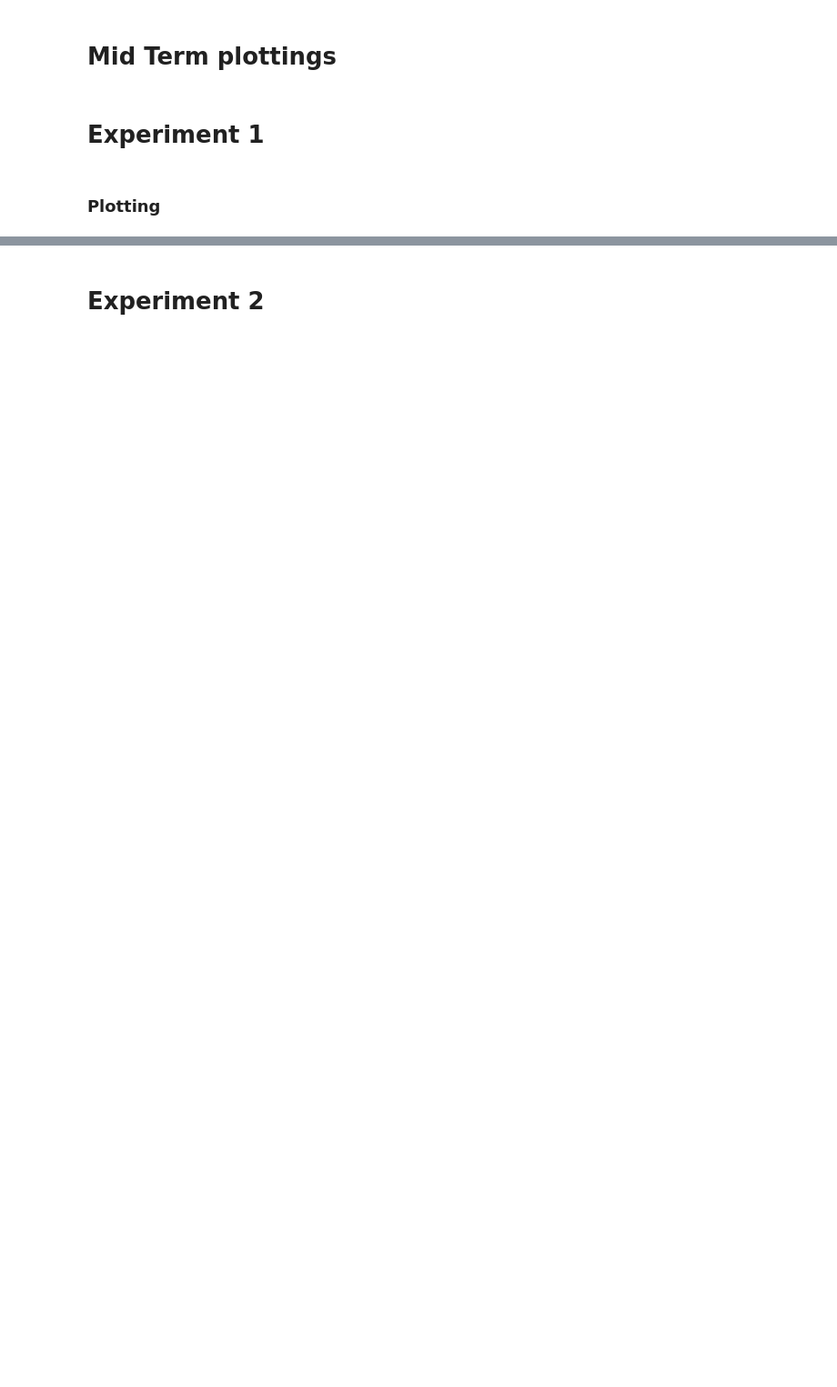
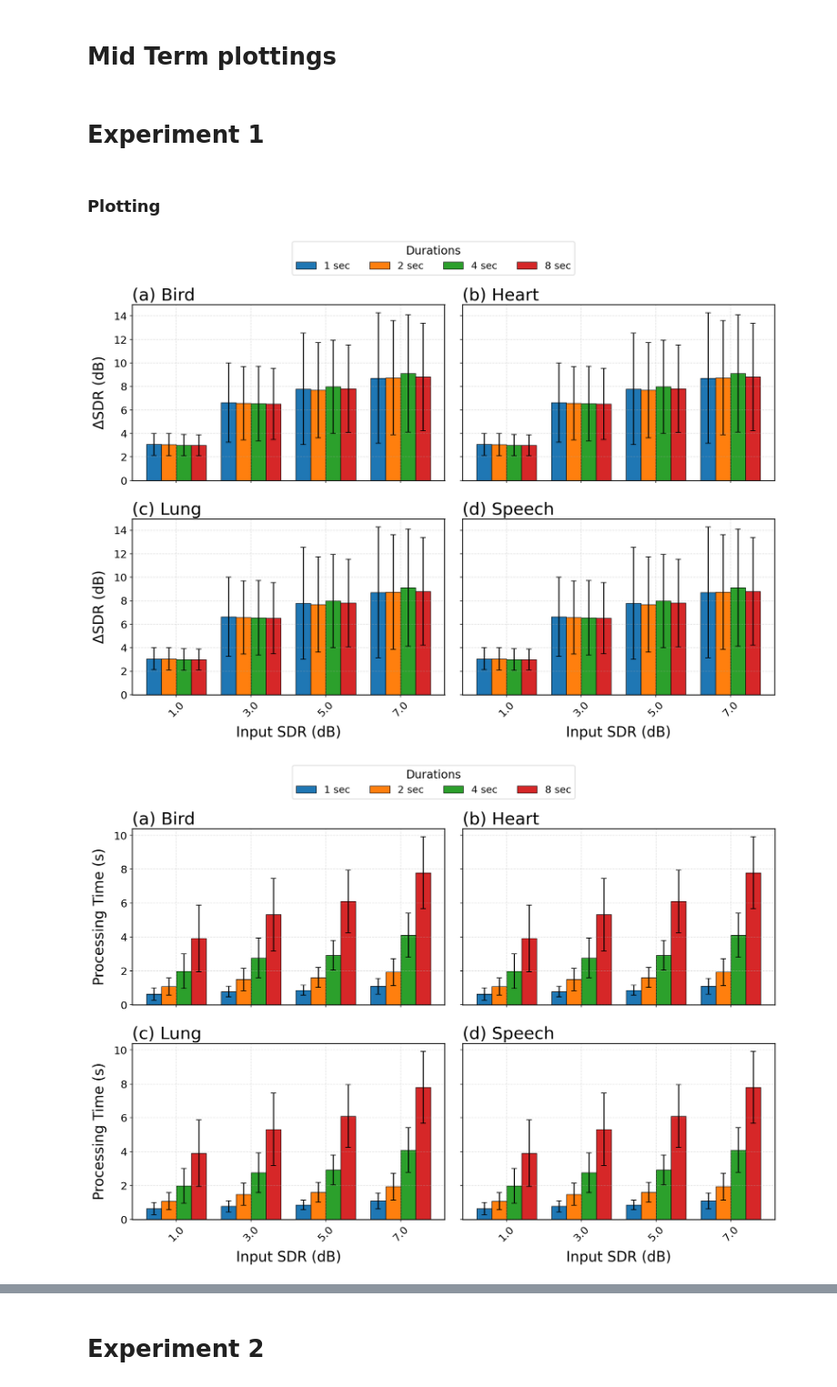
Before and after one commit to AAG1201/Audio_Declip, a Jupyter notebook: main_ml.ipynb, the cells around one changed output, grey strips where cells are left out. Shown at 91% size. Saved outputs shown, nothing was run; the diff lists cells and outputs as text; code cells hidden in the pictures; blank space fills up the shorter version.

```diff
--- a/main_ml.ipynb
+++ b/main_ml.ipynb
@@ -115,10 +111,10 @@ import numpy as np
 
 # Load all datasets into a dictionary for iteration
 file_paths = {
-    'Bird': '/data2/AAG/Audio_Declip/heart_sound/evaluation_results_baseline_model_SDR.xlsx',
-    'Heart': '/data2/AAG/Audio_Declip/heart_sound/evaluation_results_baseline_model_SDR.xlsx',
-    'Lung': '/data2/AAG/Audio_Declip/heart_sound/evaluation_results_baseline_model_SDR.xlsx',
-    'Speech': '/data2/AAG/Audio_Declip/heart_sound/evaluation_results_baseline_model_SDR.xlsx'
+    'Bird': '/data2/AAG/Audio_Declip/exp1/heart_sound/evaluation_results_baseline_model_SDR_.xlsx',
+    'Heart': '/data2/AAG/Audio_Declip/exp1/heart_sound/evaluation_results_baseline_model_SDR_.xlsx',
+    'Lung': '/data2/AAG/Audio_Declip/exp1/heart_sound/evaluation_results_baseline_model_SDR_.xlsx',
+    'Speech': '/data2/AAG/Audio_Declip/exp1/heart_sound/evaluation_results_baseline_model_SDR_.xlsx'
 }
 
 datasets = {name: pd.read_excel(path) for name, path in file_paths.items()}
@@ -168,30 +164,33 @@ def plot_metric_grid(metric, ylabel, fig_title):
                 linewidth=0.7
             )
 
         ax.set_xticks(x + 1.5 * width)
         ax.set_xticklabels(unique_sdrs, rotation=45)
         ax.set_title(f"{letter} {label}", loc='left')
         ax.grid(True, linestyle='--', alpha=0.4)
 
     # Axis labels based on position
     axes[0].set_ylabel(ylabel)
     axes[2].set_ylabel(ylabel)
     axes[2].set_xlabel("Input SDR (dB)")
     axes[3].set_xlabel("Input SDR (dB)")
 
     # Common legend
     handles, labels_ = axes[0].get_legend_handles_labels()
     fig.legend(handles, labels_, loc='upper center', bbox_to_anchor=(0.5, 1.02), ncol=4,
                fontsize=14, title="Durations", title_fontsize=16)
 
     plt.tight_layout(rect=[0, 0, 1, 0.95])
     plt.show()
 
 # Plot 1: delta_sdr
 plot_metric_grid('delta_sdr', 'ΔSDR (dB)', 'ΔSDR vs Input SDR (Mean ± Std)')
 
 # Plot 2: processing_time
 plot_metric_grid('processing_time', 'Processing Time (s)', 'Processing Time vs Input SDR (Mean ± Std)')
 
 # Plot 3: cycles
 plot_metric_grid('cycles', 'Cycles', 'Cycles vs Input SDR (Mean ± Std)')
+# %% [output]
+[figure, added]
+[figure, added]
```
Also changed, not shown: parts of 22 cells of this notebook, 47 other files.
